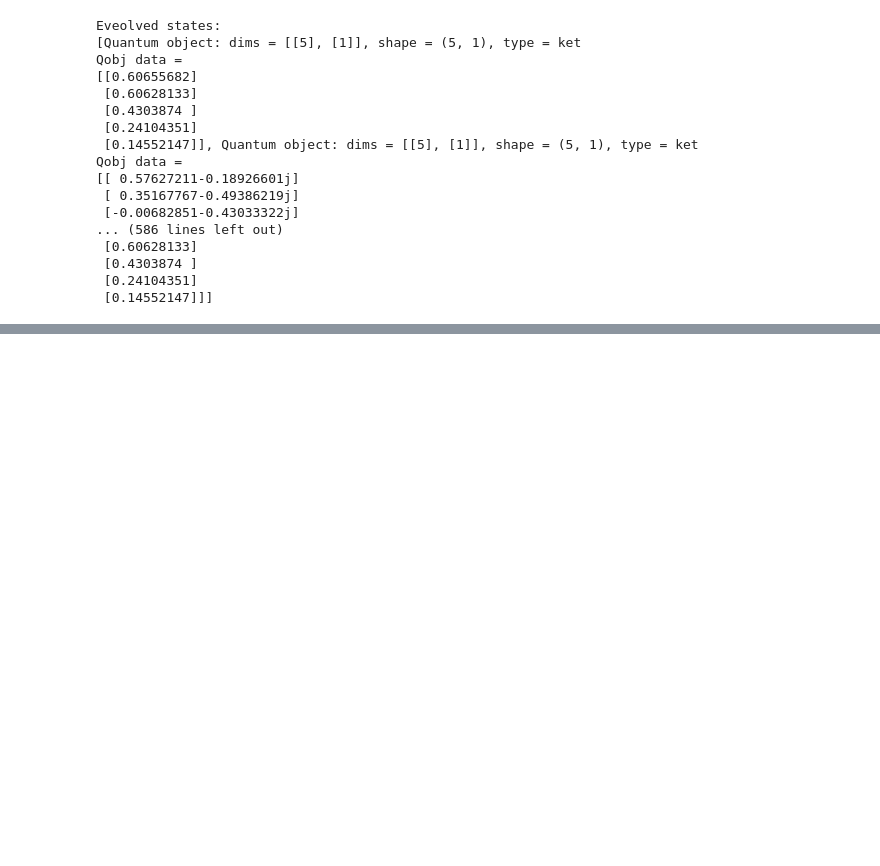
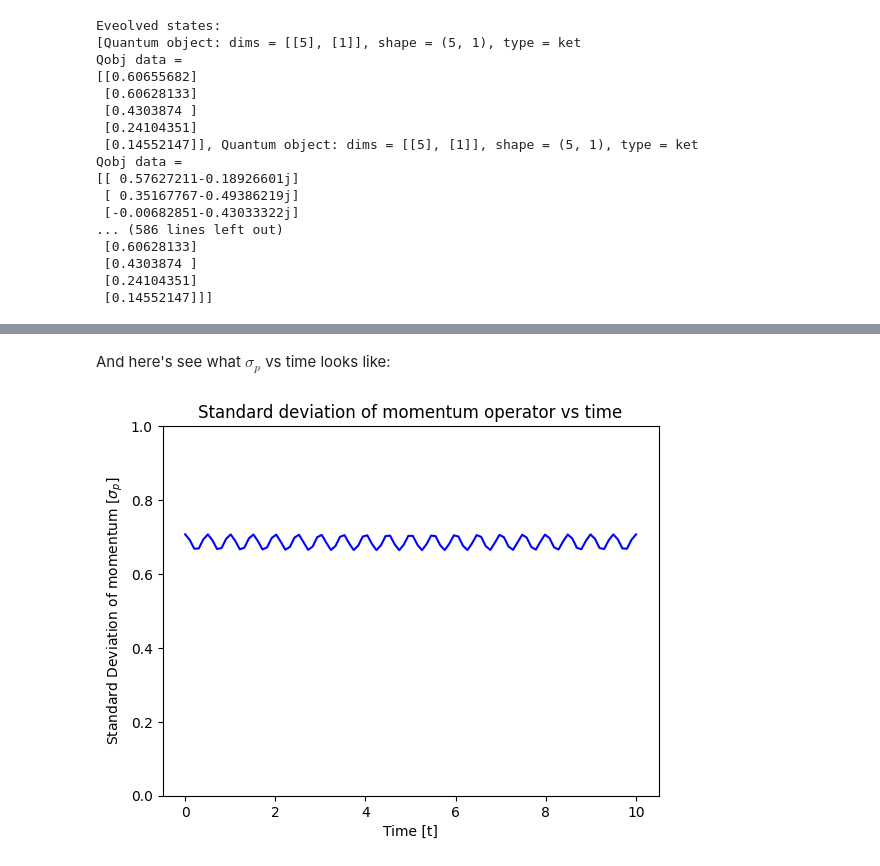
Before and after one commit to the-iron-ryan/QST-402, a Jupyter notebook: HW7/HW7.ipynb, the cells around one changed output, grey strips where cells are left out. Cells and saved outputs as stored; diff of their text form; code cells hidden in the pictures; blank space fills up the shorter version.

```diff
--- a/HW7/HW7.ipynb
+++ b/HW7/HW7.ipynb
@@ -226,0 +277,13 @@ def get_std_dev(op):
+# %% [markdown]
+And here's see what $\sigma_p$ vs time looks like:
+# %%
+std_devs_p = get_std_dev(momentum(n))
+
+plt.plot(t_vals, std_devs_p, label='data', color='blue')
+plt.title("Standard deviation of momentum operator vs time")
+plt.xlabel("Time [t]")
+plt.ylabel("Standard Deviation of momentum [$\sigma_p$]")
+plt.ylim(0, 1)
+plt.show()
+# %% [output]
+[figure, added]
```
Also changed, not shown: parts of 49 cells of this notebook, 3 other files.
